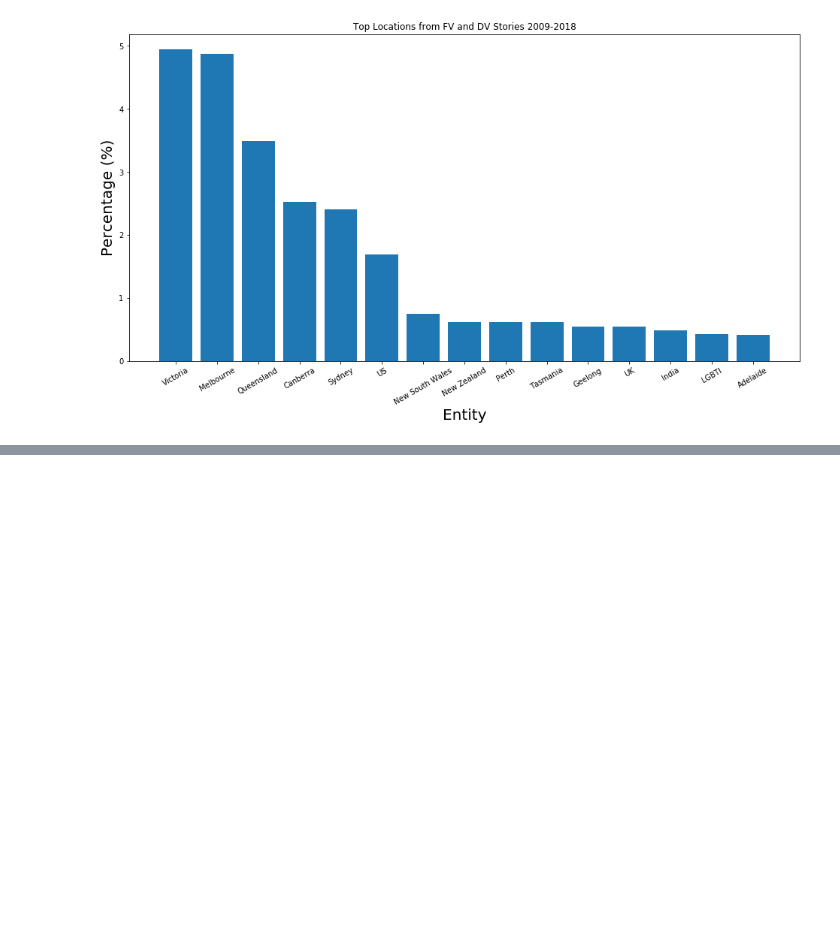
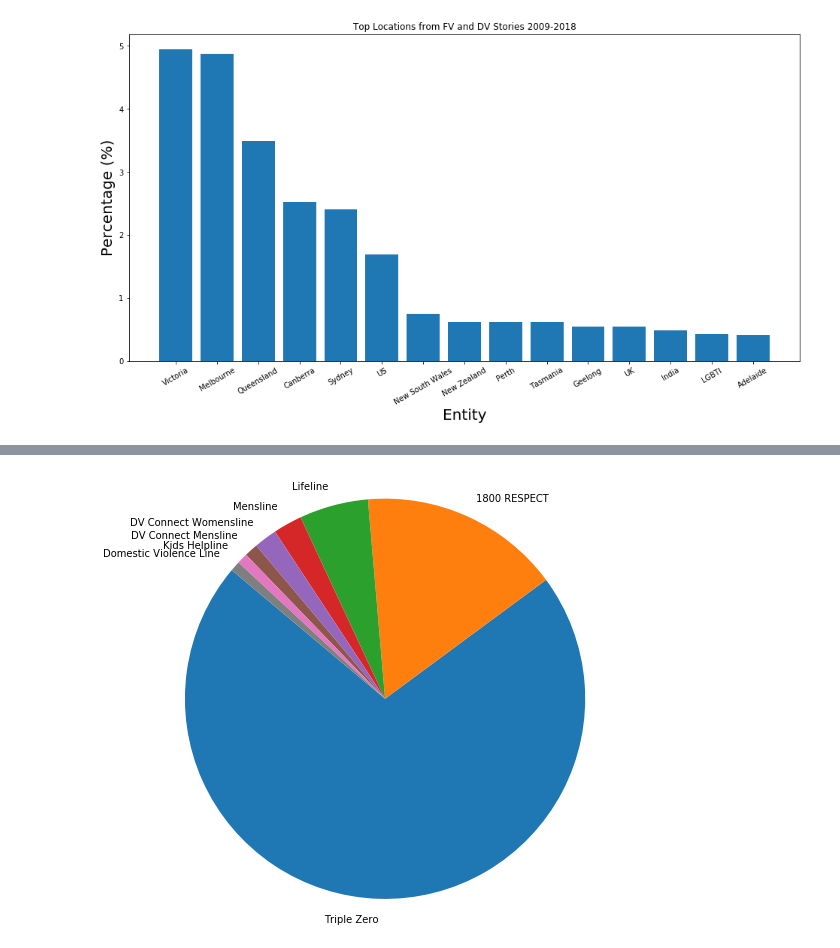
Before and after one commit to soda-lab/media-cloud, a Jupyter notebook: Plots.ipynb, the cells around one changed output, grey strips where cells are left out. Cells and saved outputs as stored; diff of their text form; code cells hidden in the pictures; blank space fills up the shorter version.

```diff
--- a/Plots.ipynb
+++ b/Plots.ipynb
@@ -470,0 +552,19 @@ plt.show()
+# %%
+labels = []
+sizes = []
+n = 0
+
+for line in sorted(help_line_freqs, key=help_line_freqs.get, reverse=True):
+    labels.append(line)
+    sizes.append(help_line_freqs[line])
+    n += 1
+    if n == 100:
+        break
+
+plt.figure(figsize=(8,8))
+plt.pie(sizes, labels=labels, startangle=140)  # Display in percentage
+
+plt.axis('equal')
+plt.show()
+# %% [output]
+[figure, added]
```
Also changed, not shown: parts of 11 cells of this notebook, 2 other files.
